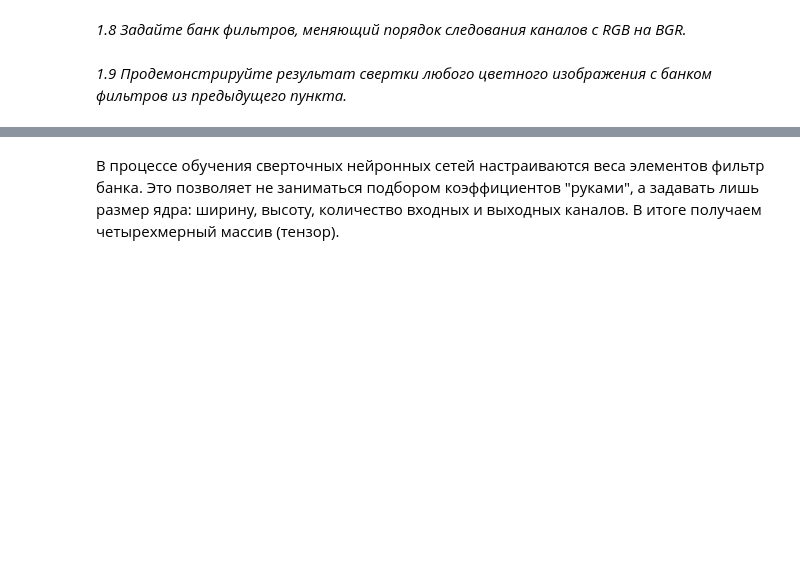
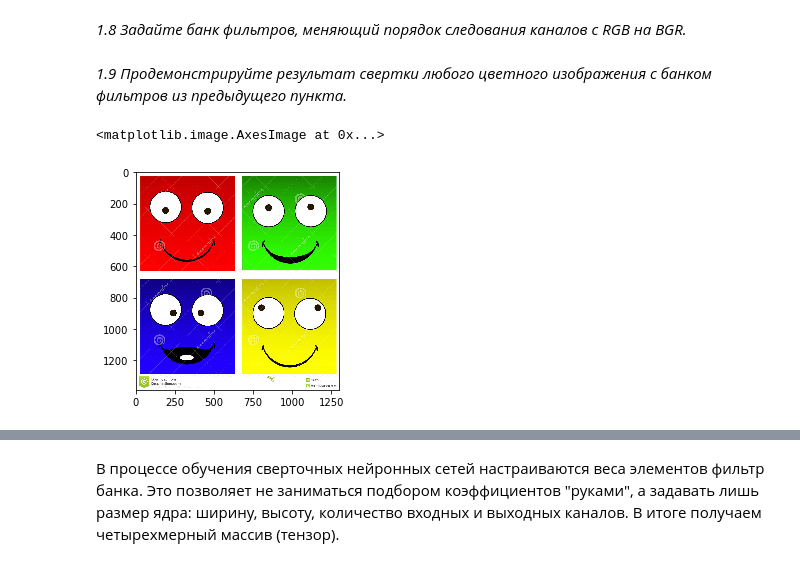
Before and after one commit to igeti/neuralnetwork, a Jupyter notebook: семинар 4/Seminar 4/Practice task 4, CNN.ipynb, the cells around one changed output, grey strips where cells are left out. Saved outputs shown, nothing was run; the diff lists cells and outputs as text; code cells hidden in the pictures; blank space fills up the shorter version.

```diff
--- a/семинар 4/Seminar 4/Practice task 4, CNN.ipynb
+++ b/семинар 4/Seminar 4/Practice task 4, CNN.ipynb
@@ -171,0 +200,5 @@ def t_convolve_bank(signal, kernel):
+# %%
+plt.imshow(image)
+# %% [output]
+<matplotlib.image.AxesImage at 0x...>
+[figure, added]
```
Also changed, not shown: parts of 74 cells of this notebook, 4 other files.
